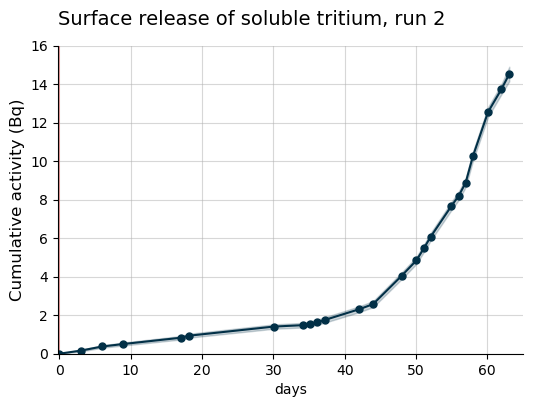
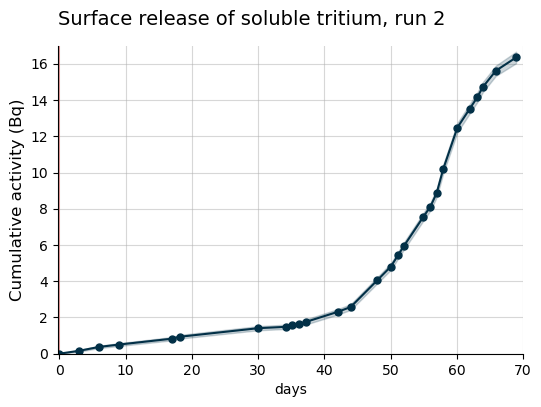
The notebook cell's code change between the first figure and the second:
--- before
+++ after
@@ -45,6 +45,6 @@
 
 plt.title("Surface release of soluble tritium, run 2", loc="left", fontsize=14, pad=15)
-plt.ylim(top=16)
-plt.xlim(right = 65)
+plt.ylim(top=17)
+plt.xlim(right = 70)
 plt.xlim(left = -0.2)
 plt.xlabel("days")

Commit: Running tritium models